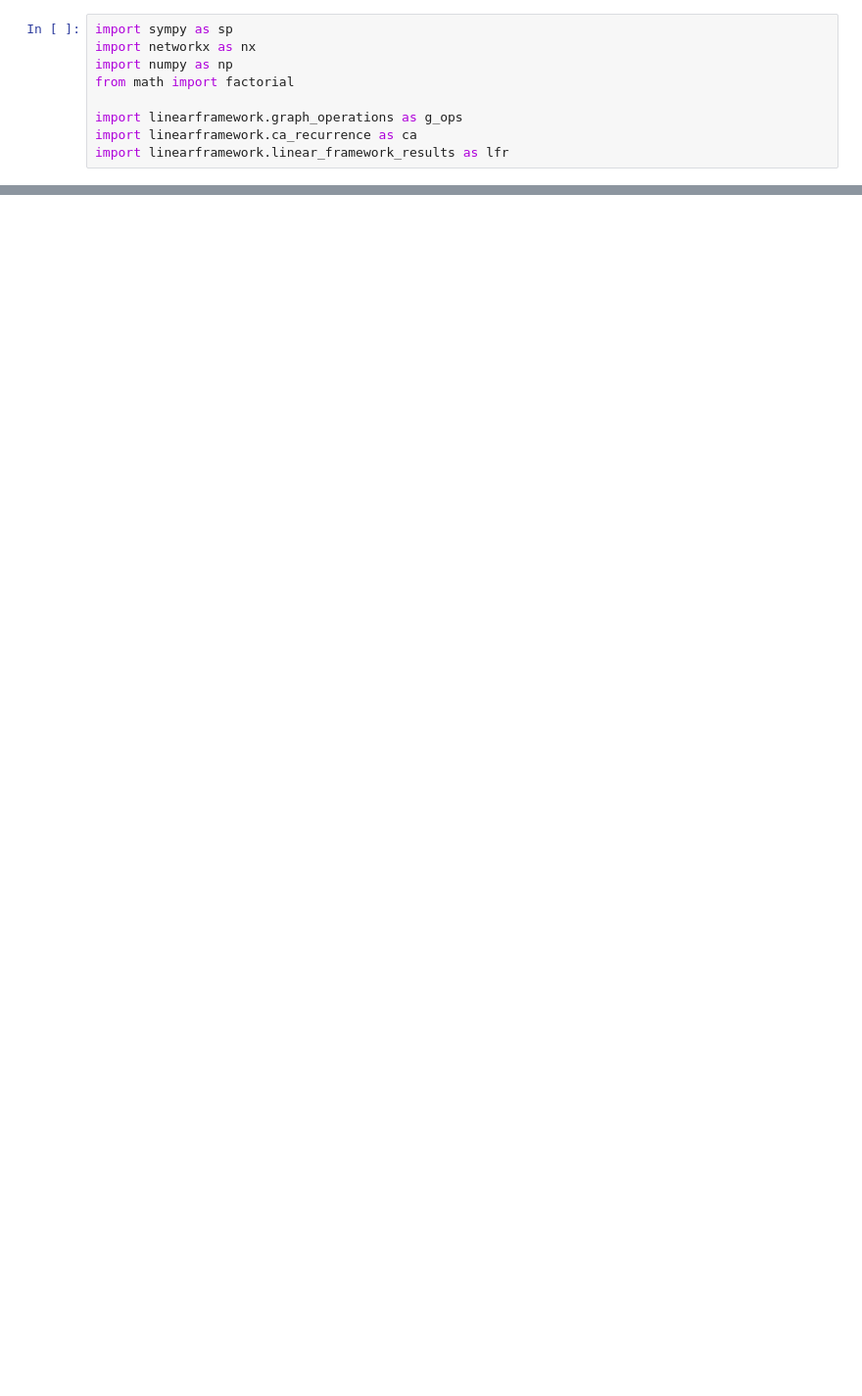
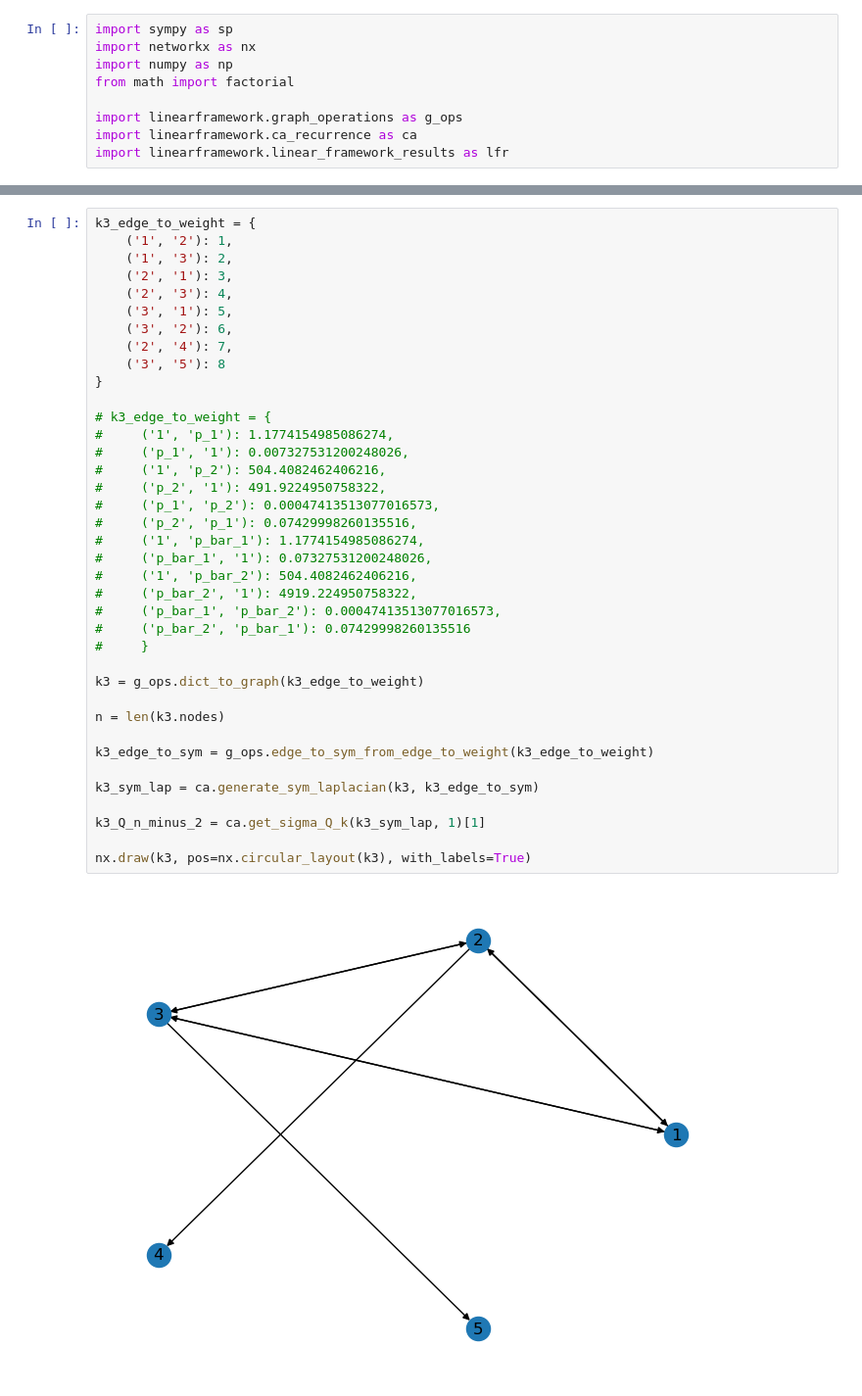
Before and after one commit to alcaemre/linearframework, a Jupyter notebook: linearframework/scripts/workshop.ipynb, the cells around one changed output, grey strips where cells are left out. Shown at 98% size. Saved outputs shown, nothing was run; the diff lists cells and outputs as text; blank space fills up the shorter version.

```diff
--- a/linearframework/scripts/workshop.ipynb
+++ b/linearframework/scripts/workshop.ipynb
@@ -99,0 +16,40 @@ edges_to_random_weight_dict(k3_edge_to_weight.keys(), 1)
+# %%
+k3_edge_to_weight = {
+    ('1', '2'): 1,
+    ('1', '3'): 2,
+    ('2', '1'): 3,
+    ('2', '3'): 4,
+    ('3', '1'): 5,
+    ('3', '2'): 6,
+    ('2', '4'): 7,
+    ('3', '5'): 8
+}
+
+# k3_edge_to_weight = {
+#     ('1', 'p_1'): 1.1774154985086274,
+#     ('p_1', '1'): 0.007327531200248026,
+#     ('1', 'p_2'): 504.4082462406216,
+#     ('p_2', '1'): 491.9224950758322,
+#     ('p_1', 'p_2'): 0.00047413513077016573,
+#     ('p_2', 'p_1'): 0.07429998260135516,
+#     ('1', 'p_bar_1'): 1.1774154985086274,
+#     ('p_bar_1', '1'): 0.07327531200248026,
+#     ('1', 'p_bar_2'): 504.4082462406216,
+#     ('p_bar_2', '1'): 4919.224950758322,
+#     ('p_bar_1', 'p_bar_2'): 0.00047413513077016573,
+#     ('p_bar_2', 'p_bar_1'): 0.07429998260135516
+#     }
+
+k3 = g_ops.dict_to_graph(k3_edge_to_weight)
+
+n = len(k3.nodes)
+
+k3_edge_to_sym = g_ops.edge_to_sym_from_edge_to_weight(k3_edge_to_weight)
+
+k3_sym_lap = ca.generate_sym_laplacian(k3, k3_edge_to_sym)
+
+k3_Q_n_minus_2 = ca.get_sigma_Q_k(k3_sym_lap, 1)[1]
+
+nx.draw(k3, pos=nx.circular_layout(k3), with_labels=True)
+# %% [output]
+[figure, added]
```
Also changed, not shown: parts of 9 cells of this notebook, 6 other files.
